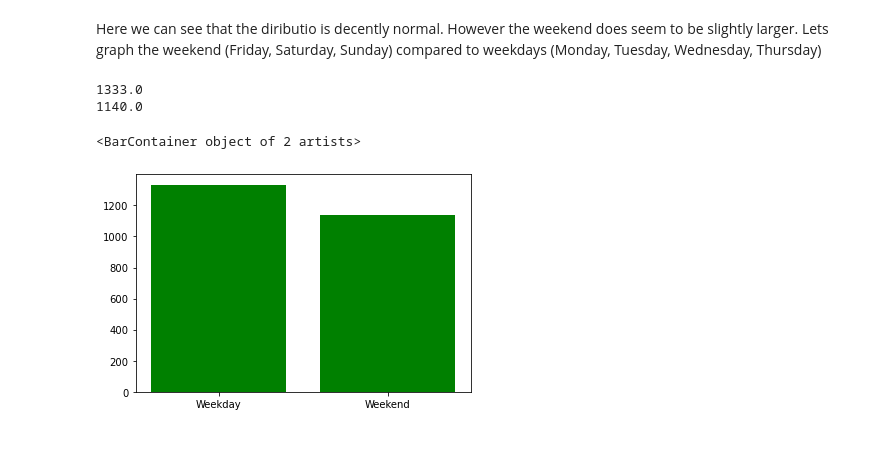
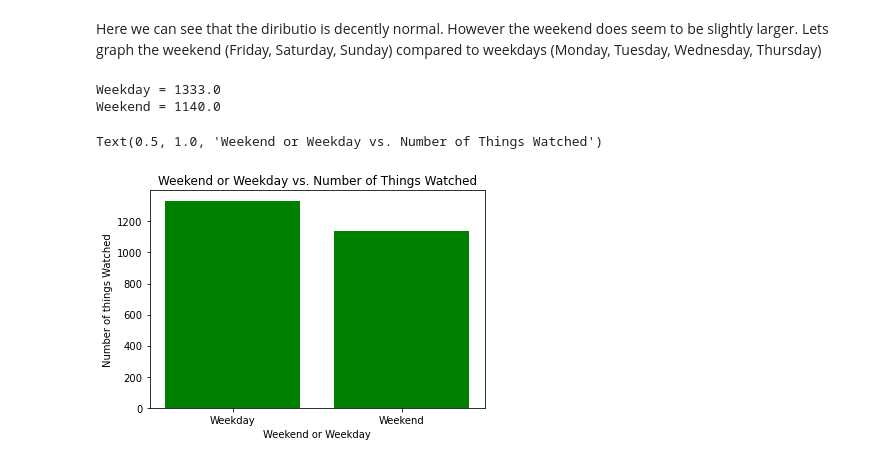
Before and after one commit to georgecalv/DataScienceFinalProject, a Jupyter notebook: Netflix_Weather_Days.ipynb, the cells around one changed output. Saved outputs shown, nothing was run; the diff lists cells and outputs as text; code cells hidden in the pictures.

Commit message:
labels to Graphs

```diff
--- a/Netflix_Weather_Days.ipynb
+++ b/Netflix_Weather_Days.ipynb
@@ -317,26 +317,28 @@ Here we can see that the diributio is decently normal. However the weekend does
 # %%
 weekend_list = ["Friday", "Saturday", "Sunday"]
 weekend_freq = 0
 weekday_freq = 0
 weekday_list = ["Monday", "Tuesday", "Wednesday", "Thursday"]
 frequency = 0
 for day in range(len(weekend_list)):
     temp_df = fully_merged_df.loc[fully_merged_df["Day of Week"] == weekend_list[day]]
     frequency = temp_df["Things Watched"].sum()
     weekend_freq += frequency
 frequency = 0
 for day in range(len(weekday_list)):
     temp_df = fully_merged_df.loc[fully_merged_df["Day of Week"] == weekday_list[day]]
     frequency = temp_df["Things Watched"].sum()
     weekday_freq += frequency
-print(weekday_freq)
-print(weekend_freq)
+print("Weekday =", weekday_freq)
+print("Weekend =", weekend_freq)
 
 plt.figure()
-
 plt.bar(["Weekday", "Weekend"], [weekday_freq, weekend_freq], color = "green")
+plt.xlabel("Weekend or Weekday")
+plt.ylabel("Number of things Watched")
+plt.title("Weekend or Weekday vs. Number of Things Watched")
 # %% [output]
-1333.0
-1140.0
+Weekday = 1333.0
+Weekend = 1140.0
-<BarContainer object of 2 artists>
+Text(0.5, 1.0, 'Weekend or Weekday vs. Number of Things Watched')
-[figure, old version]
+[figure, new version]
```
